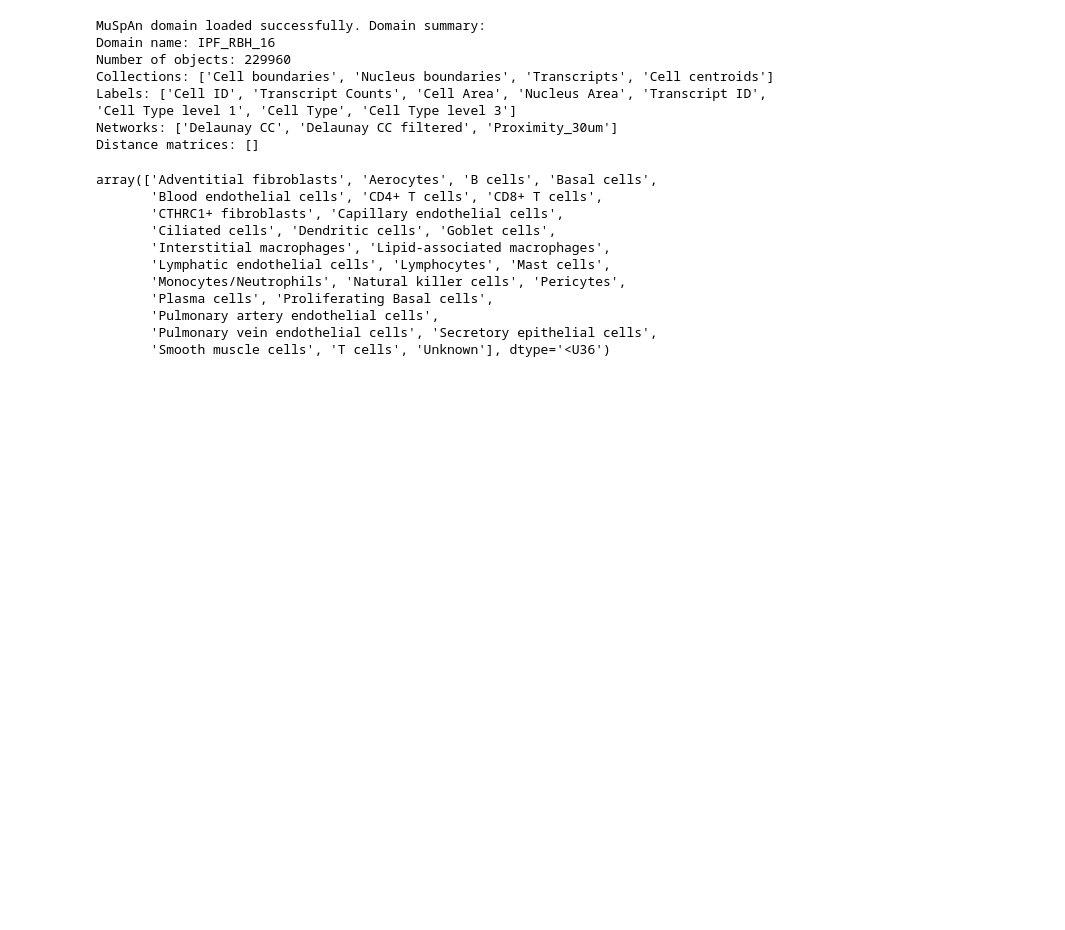
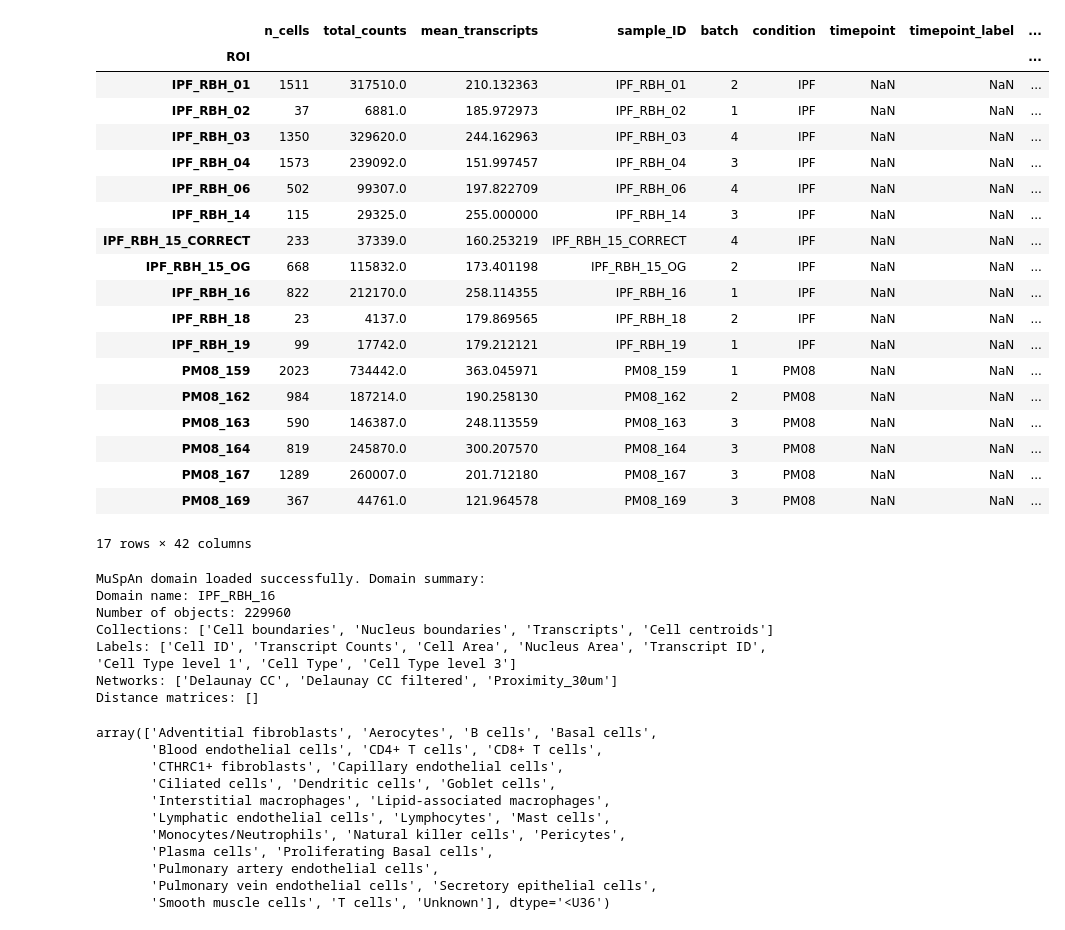
Before and after one commit to spatts14/AirScape_analysis, a Jupyter notebook: notebooks/toy.ipynb, the cells around one changed output. Saved outputs shown, nothing was run; the diff lists cells and outputs as text; code cells hidden in the pictures; blank space fills up the shorter version.

```diff
--- a/notebooks/toy.ipynb
+++ b/notebooks/toy.ipynb
@@ -35 +16,65 @@ Traceback (most recent call last):  File "<frozen runpy>", line 198, in _run_mod
+# %%
+def load_celltype_results(input_dir: Path):
+    """Load saved pseudobulk matrices and metadata for each cell type."""
+    results = []
+    for cell_type_dir in sorted(p for p in input_dir.iterdir() if p.is_dir()):
+        matrix_files = list(cell_type_dir.glob("*_pseudobulk_matrix_ROI.csv"))
+        meta_files = list(cell_type_dir.glob("*_pseudobulk_metadata_ROI.csv"))
+
+        if not matrix_files or not meta_files:
+            continue
+
+        matrix_file = matrix_files[0]
+        meta_file = meta_files[0]
+        cell_type_label = matrix_file.name.replace("_pseudobulk_matrix_ROI.csv", "")
+
+        pb_sample = pd.read_csv(matrix_file, index_col=0)
+        meta_df = pd.read_csv(meta_file, index_col=0)
+        meta_df.index = meta_df.index.astype(str)
+
+        common_samples = [
+            sample for sample in pb_sample.columns if sample in meta_df.index
+        ]
+        if not common_samples:
+            continue
+
+        pb_sample = pb_sample[common_samples]
+        meta_df = meta_df.loc[common_samples]
+
+        results.append((cell_type_label, cell_type_dir, pb_sample, meta_df))
+    return results
+# %%
+path = Path(
+    "/Volumes/phenotypingsputumasthmaticsaurorawellcomea1/live/Sara_Patti/009_ST_Xenium"
+)
+
+# Set directories
+input_dir = path / "output" / "pb" / "pb_data_celltype"
+# %%
+results = load_celltype_results(input_dir)
+# %%
+test = results[0]
+# %%
+test[3]
+# %% [output]
+|  | n_cells | total_counts | mean_transcripts | sample_ID | batch | condition | timepoint | timepoint_label | ... |
+| ROI |  |  |  |  |  |  |  |  | ... |
+| IPF_RBH_01 | 1511 | 317510.0 | 210.132363 | IPF_RBH_01 | 2 | IPF | NaN | NaN | ... |
+| IPF_RBH_02 | 37 | 6881.0 | 185.972973 | IPF_RBH_02 | 1 | IPF | NaN | NaN | ... |
+| IPF_RBH_03 | 1350 | 329620.0 | 244.162963 | IPF_RBH_03 | 4 | IPF | NaN | NaN | ... |
+| IPF_RBH_04 | 1573 | 239092.0 | 151.997457 | IPF_RBH_04 | 3 | IPF | NaN | NaN | ... |
+| IPF_RBH_06 | 502 | 99307.0 | 197.822709 | IPF_RBH_06 | 4 | IPF | NaN | NaN | ... |
+| IPF_RBH_14 | 115 | 29325.0 | 255.000000 | IPF_RBH_14 | 3 | IPF | NaN | NaN | ... |
+| IPF_RBH_15_CORRECT | 233 | 37339.0 | 160.253219 | IPF_RBH_15_CORRECT | 4 | IPF | NaN | NaN | ... |
+| IPF_RBH_15_OG | 668 | 115832.0 | 173.401198 | IPF_RBH_15_OG | 2 | IPF | NaN | NaN | ... |
+| IPF_RBH_16 | 822 | 212170.0 | 258.114355 | IPF_RBH_16 | 1 | IPF | NaN | NaN | ... |
+| IPF_RBH_18 | 23 | 4137.0 | 179.869565 | IPF_RBH_18 | 2 | IPF | NaN | NaN | ... |
+| IPF_RBH_19 | 99 | 17742.0 | 179.212121 | IPF_RBH_19 | 1 | IPF | NaN | NaN | ... |
+| PM08_159 | 2023 | 734442.0 | 363.045971 | PM08_159 | 1 | PM08 | NaN | NaN | ... |
+| PM08_162 | 984 | 187214.0 | 190.258130 | PM08_162 | 2 | PM08 | NaN | NaN | ... |
+| PM08_163 | 590 | 146387.0 | 248.113559 | PM08_163 | 3 | PM08 | NaN | NaN | ... |
+| PM08_164 | 819 | 245870.0 | 300.207570 | PM08_164 | 3 | PM08 | NaN | NaN | ... |
+| PM08_167 | 1289 | 260007.0 | 201.712180 | PM08_167 | 3 | PM08 | NaN | NaN | ... |
+| PM08_169 | 367 | 44761.0 | 121.964578 | PM08_169 | 3 | PM08 | NaN | NaN | ... |
+17 rows × 42 columns
 # %%
```
Also changed, not shown: parts of 14 cells of this notebook, 2 other files.
